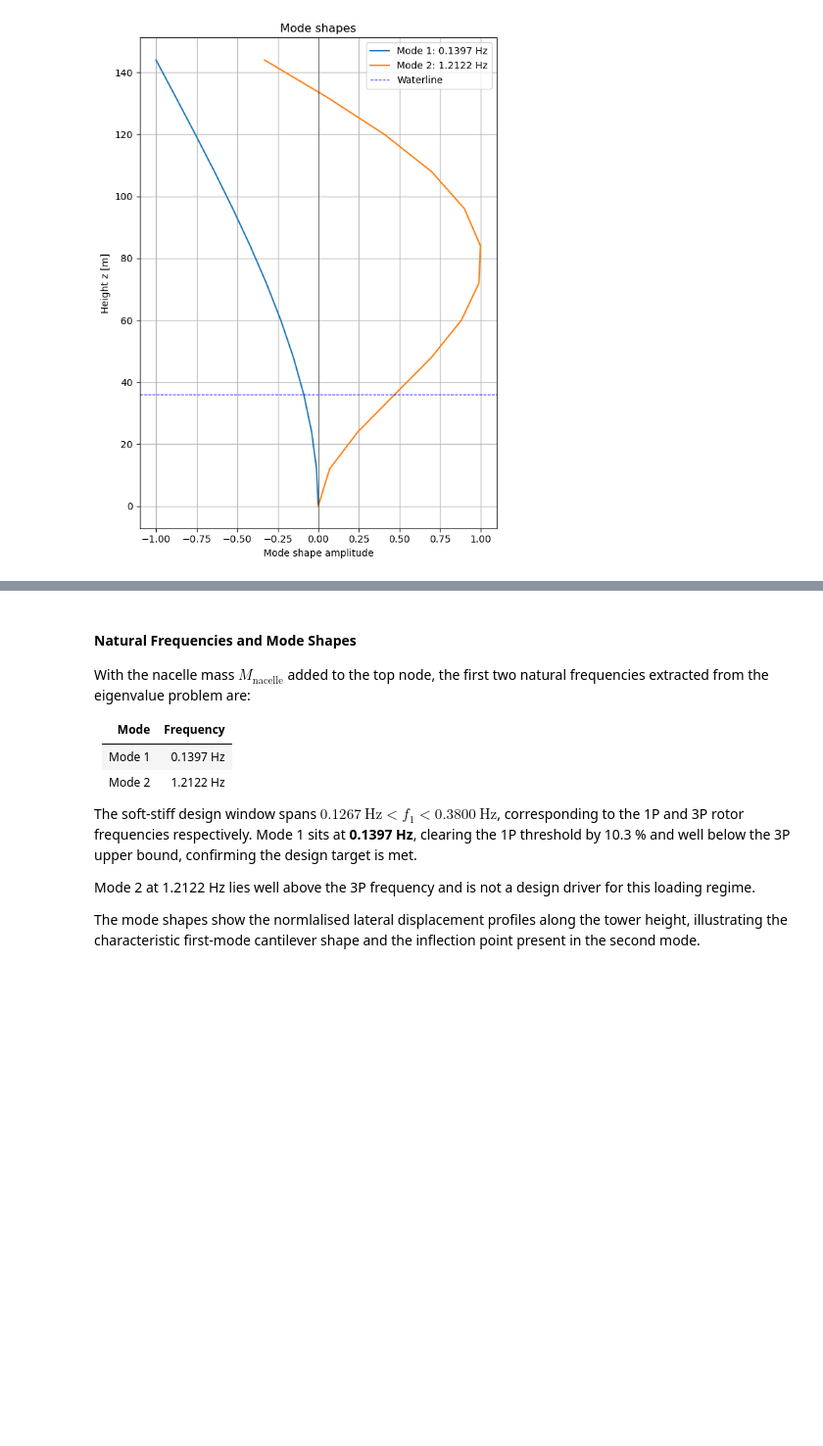
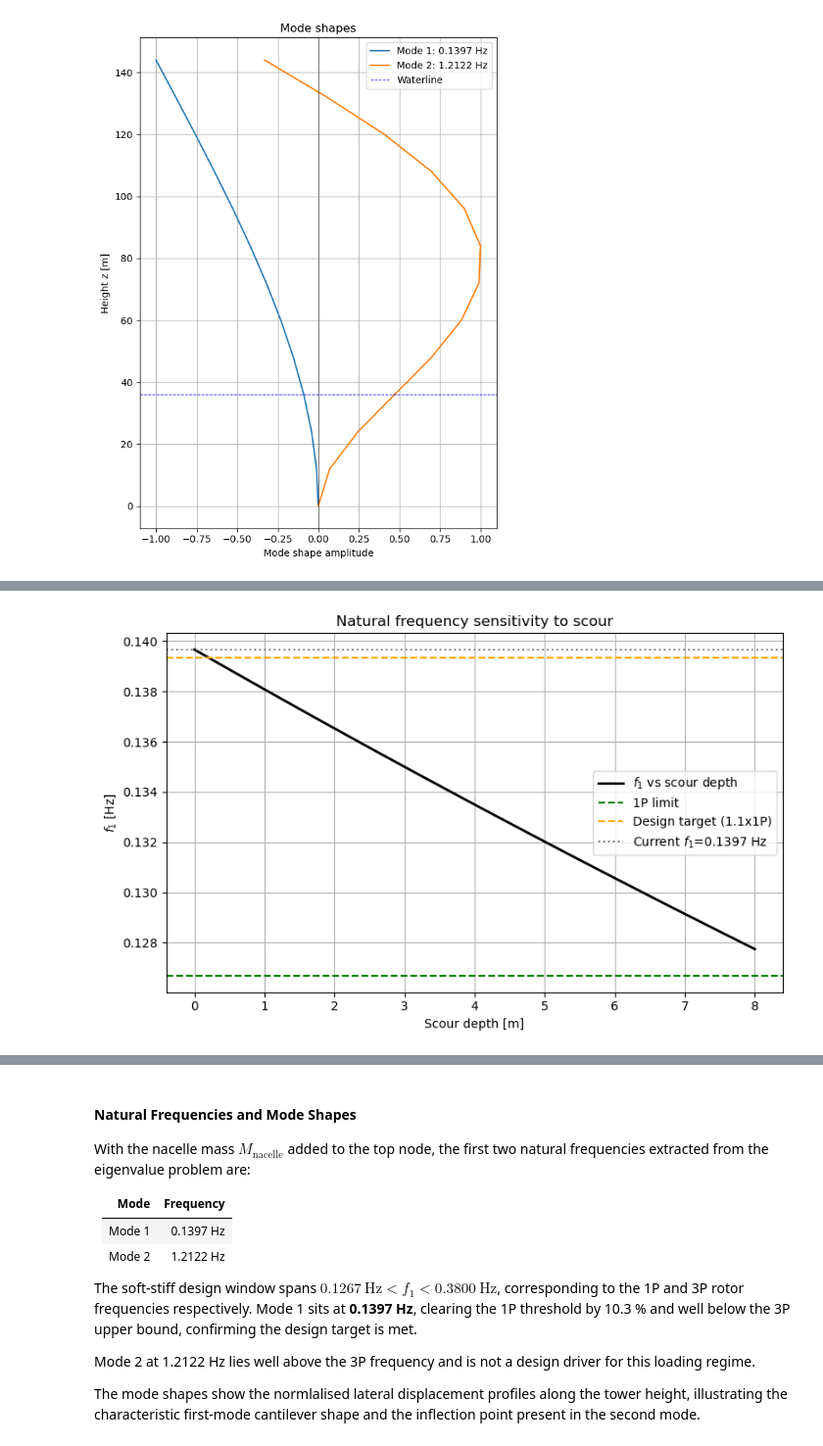
Before and after one commit to josems06-crypto/CIEM5220_WindWaves, a Jupyter notebook: CIEM5220/Windturbine/WindWaveLoads.ipynb, the cells around one changed output, grey strips where cells are left out. Shown at 98% size. Cells and saved outputs as stored; diff of their text form; code cells hidden in the pictures; blank space fills up the shorter version.

```diff
--- a/CIEM5220/Windturbine/WindWaveLoads.ipynb
+++ b/CIEM5220/Windturbine/WindWaveLoads.ipynb
@@ -213,8 +220,10 @@ def compute_f1(elements, ndof, Dt_ratio, D0_try, E, rho, Hw, Ha, L, elem_w, elem
     omega_try=np.sqrt(eigenvalues)
     return omega_try[0]/(2*np.pi)
 # %%
+# ==== DIAMETER SWEEP ====
+
 Dt_ratio=90
-D0_range=np.arange(3.0, 10.0, 0.01) # sweep diameters [m]
+D_o_range=np.arange(3.0, 10.0, 0.01) # sweep diameters [m]
 
 elements=12
 le=L/elements
@@ -225,16 +234,16 @@ nodes          = elements+1
 DOF            = 2             # (w, theta)
 ndof           = nodes*DOF
 
-D0_list=[]
+D_o_list=[]
 f1_list=[]
 
-for D0_try in D0_range:
-    f1_try=compute_f1(elements, ndof, Dt_ratio, D0_try, E, rho,
+for D_o_try in D_o_range:
+    f1_try=compute_f1(elements, ndof, Dt_ratio, D_o_try, E, rho,
                       Hw, Ha, L, elem_w, elem_a, le, M_nacelle)
-    D0_list.append(D0_try)
+    D_o_list.append(D_o_try)
     f1_list.append(f1_try)
     if f1_try>= f_target:
-        D0=D0_try
-        t=D0/Dt_ratio
+        D_o=D_o_try
+        t=D_o/Dt_ratio
         break
 # %%
@@ -438,0 +461,28 @@ plt.show()
+# %%
+# ==== TEST, SCOUR SENSITIVITY ====
+# Natural Frequency vs Scour Depth
+scour_depths=np.linspace(0,8,50) # [m]
+f1_scour=[]
+
+for delta_L in scour_depths:
+    L_scour=L+delta_L
+    le_scour=L_scour/ elements
+    f1_new=compute_f1(elements, ndof, Dt_ratio, D0, E, rho, Hw + delta_L, Ha, L_scour, elem_w, elem_a, le_scour, M_nacelle)
+    f1_scour.append(f1_new)
+
+f1_scour=np.array(f1_scour)
+
+plt.figure(figsize=(8,5))
+plt.plot(scour_depths, f1_scour, 'k', linewidth=2, label='$f_1$ vs scour depth')
+plt.axhline(f_1P, color='green', linestyle='--', label='1P limit')
+plt.axhline(f_target, color='orange', linestyle='--', label='Design target (1.1x1P)')
+plt.axhline(freq[0], color='gray', linestyle=':', label=f'Current $f_1$={freq[0]:.4f} Hz')
+plt.xlabel('Scour depth [m]')
+plt.ylabel('$f_1$ [Hz]')
+plt.title('Natural frequency sensitivity to scour')
+plt.legend()
+plt.grid(True)
+plt.tight_layout()
+plt.show()
+# %% [output]
+[figure, added]
```
Also changed, not shown: parts of 35 cells of this notebook.
